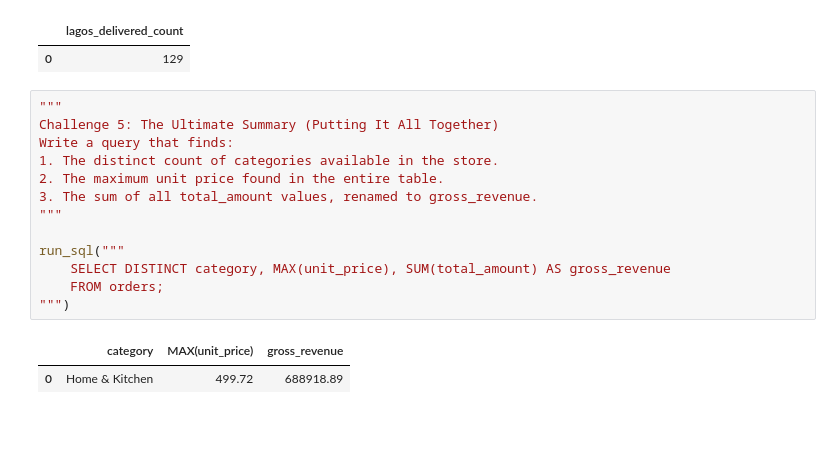
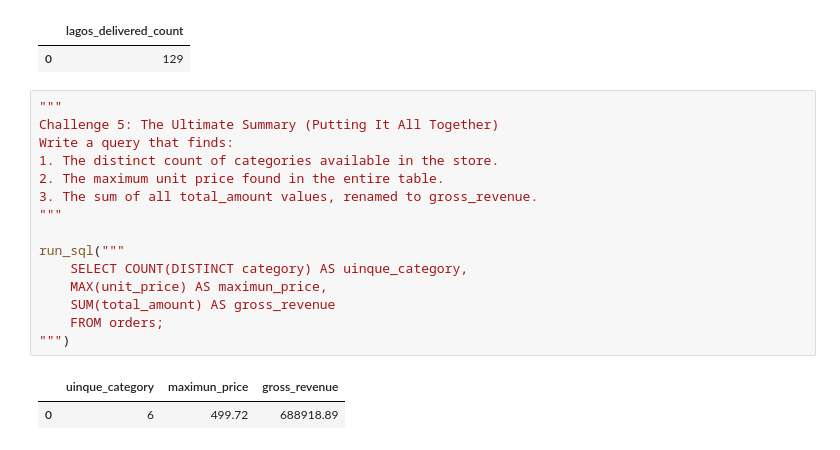
Before and after one commit to Thomasayanfeoluwa/2026-Python-Training-Class---Tutorial-For-Beginners, a Jupyter notebook: sqlite3.ipynb, the cells around one changed output. Drawn from its saved outputs; the diff is of its cells as text.

```diff
--- a/sqlite3.ipynb
+++ b/sqlite3.ipynb
@@ -892,16 +892,18 @@ run_sql("""
 # %%
 """
 Challenge 5: The Ultimate Summary (Putting It All Together)
 Write a query that finds:
 1. The distinct count of categories available in the store.
 2. The maximum unit price found in the entire table.
 3. The sum of all total_amount values, renamed to gross_revenue.
 """
 
 run_sql("""
-    SELECT DISTINCT category, MAX(unit_price), SUM(total_amount) AS gross_revenue
+    SELECT COUNT(DISTINCT category) AS uinque_category,
+    MAX(unit_price) AS maximun_price,
+    SUM(total_amount) AS gross_revenue
     FROM orders;
 """)
 # %% [output]
-|  | category | MAX(unit_price) | gross_revenue |
-| 0 | Home & Kitchen | 499.72 | 688918.89 |
+|  | uinque_category | maximun_price | gross_revenue |
+| 0 | 6 | 499.72 | 688918.89 |
```
